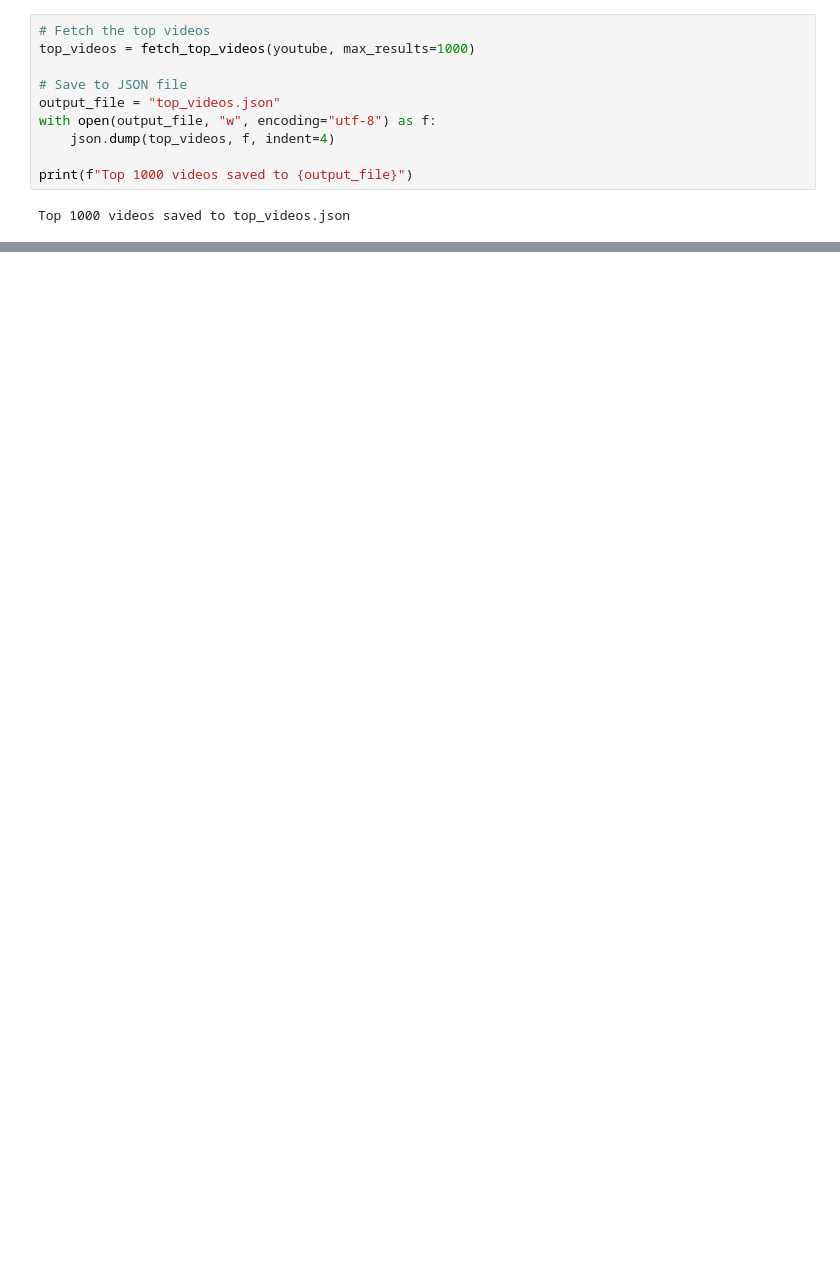
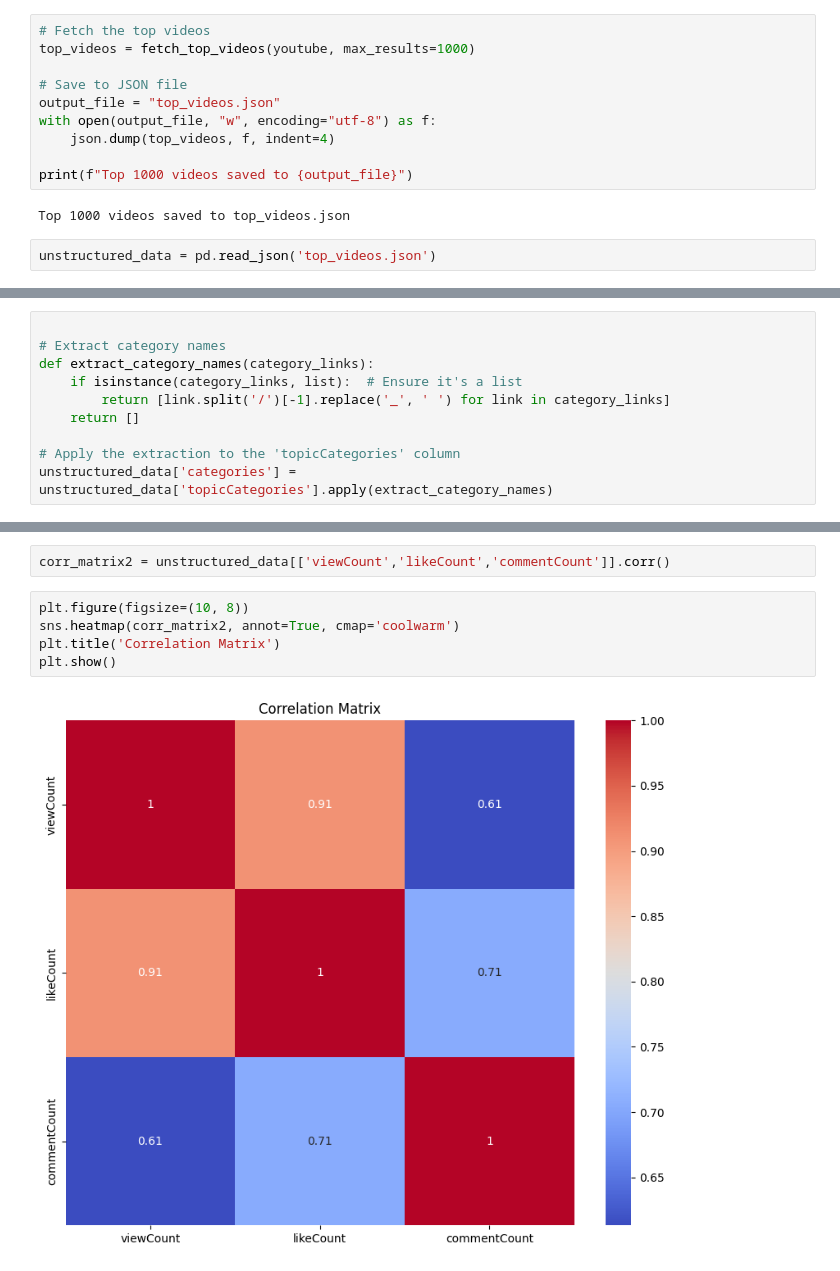
Before and after one commit to Takosaga/fall_24, a Jupyter notebook: big_data/coursework_assignment/0_exploration.ipynb, the cells around one changed output, grey strips where cells are left out. Cells and saved outputs as stored; diff of their text form; blank space fills up the shorter version.

Commit message:
feat: done with unstructured exploration

```diff
--- a/big_data/coursework_assignment/0_exploration.ipynb
+++ b/big_data/coursework_assignment/0_exploration.ipynb
@@ -182,3 +191,5 @@ with open(output_file, "w", encoding="utf-8") as f:
 print(f"Top 1000 videos saved to {output_file}")
 # %% [output]
 Top 1000 videos saved to top_videos.json
+# %%
+unstructured_data = pd.read_json('top_videos.json')
@@ -184,0 +205,10 @@ Top 1000 videos saved to top_videos.json
+# %%
+
+# Extract category names
+def extract_category_names(category_links):
+    if isinstance(category_links, list):  # Ensure it's a list
+        return [link.split('/')[-1].replace('_', ' ') for link in category_links]
+    return []
+
+# Apply the extraction to the 'topicCategories' column
+unstructured_data['categories'] = unstructured_data['topicCategories'].apply(extract_category_names)
@@ -184,0 +236,9 @@ Top 1000 videos saved to top_videos.json
+# %%
+corr_matrix2 = unstructured_data[['viewCount','likeCount','commentCount']].corr()
+# %%
+plt.figure(figsize=(10, 8))
+sns.heatmap(corr_matrix2, annot=True, cmap='coolwarm')
+plt.title('Correlation Matrix')
+plt.show()
+# %% [output]
+[figure, added]
```
Also changed, not shown: parts of 7 cells of this notebook, 1 other file.
